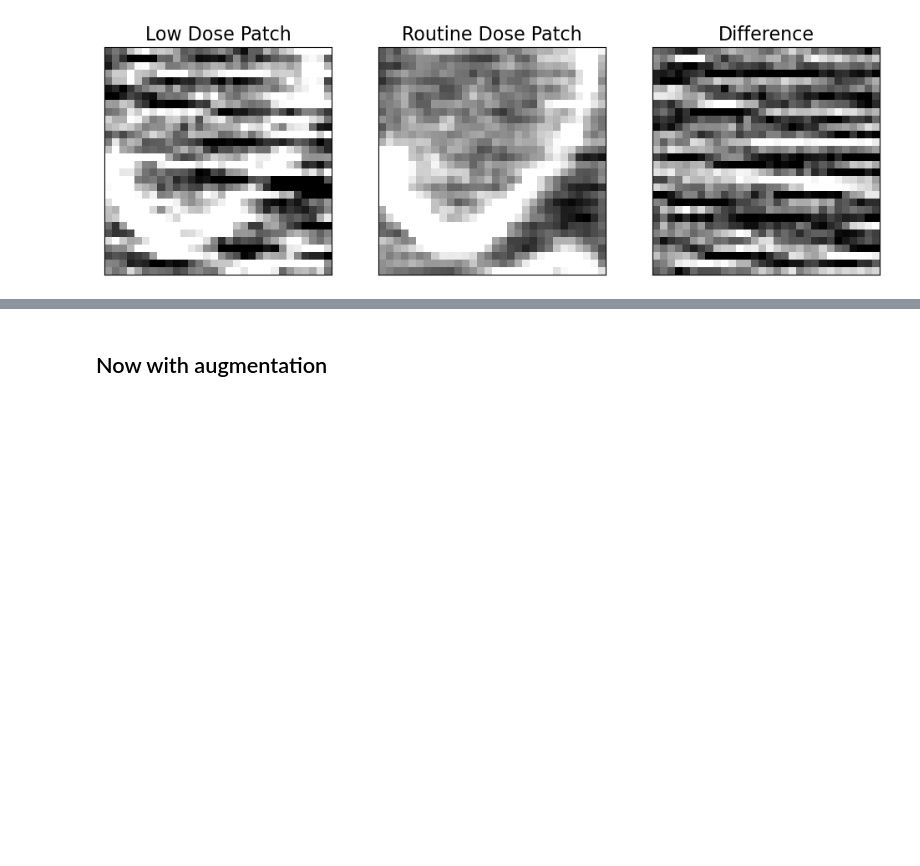
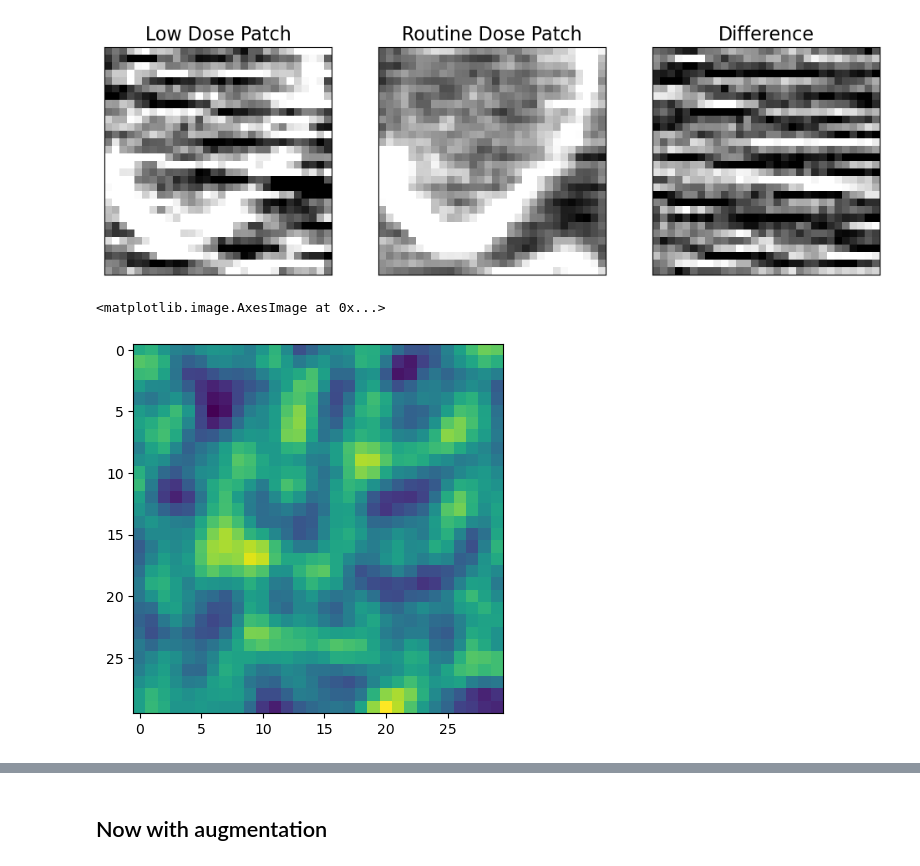
Before and after one commit to brandonjnelsonFDA/pediatric-CT-noise-texture-augmentation, a Jupyter notebook: notebooks/train_denoiser_with_augmentation.ipynb, the cells around one changed output, grey strips where cells are left out. Saved outputs shown, nothing was run; the diff lists cells and outputs as text; code cells hidden in the pictures; blank space fills up the shorter version.

```diff
--- a/notebooks/train_denoiser_with_augmentation.ipynb
+++ b/notebooks/train_denoiser_with_augmentation.ipynb
@@ -132,7 +129,9 @@ def build_model():
 # %%
 noise_patch_dir = Path('../noise_patches')
 # diameters = [112, 131, 151, 185, 200, 216, 292, 350]
-diameters = [151]
+# diameters = [151]
+diameters = [112, 131]
+
 noise_files = [noise_patch_dir / f'diameter{d}mm.npy' for d in diameters]
 noise_patch_dict = {f.stem: np.load(f) for f in noise_files}
 noise_patches = np.concatenate(list(noise_patch_dict.values()))
@@ -139,0 +144,6 @@ noise_patches = np.concatenate(list(noise_patch_dict.values()))
+# %%
+patches = load_noise_patches([112])
+plt.imshow(noise_patches[0])
+# %% [output]
+<matplotlib.image.AxesImage at 0x...>
+[figure, added]
```
Also changed, not shown: parts of 31 cells of this notebook, 4 other files.
